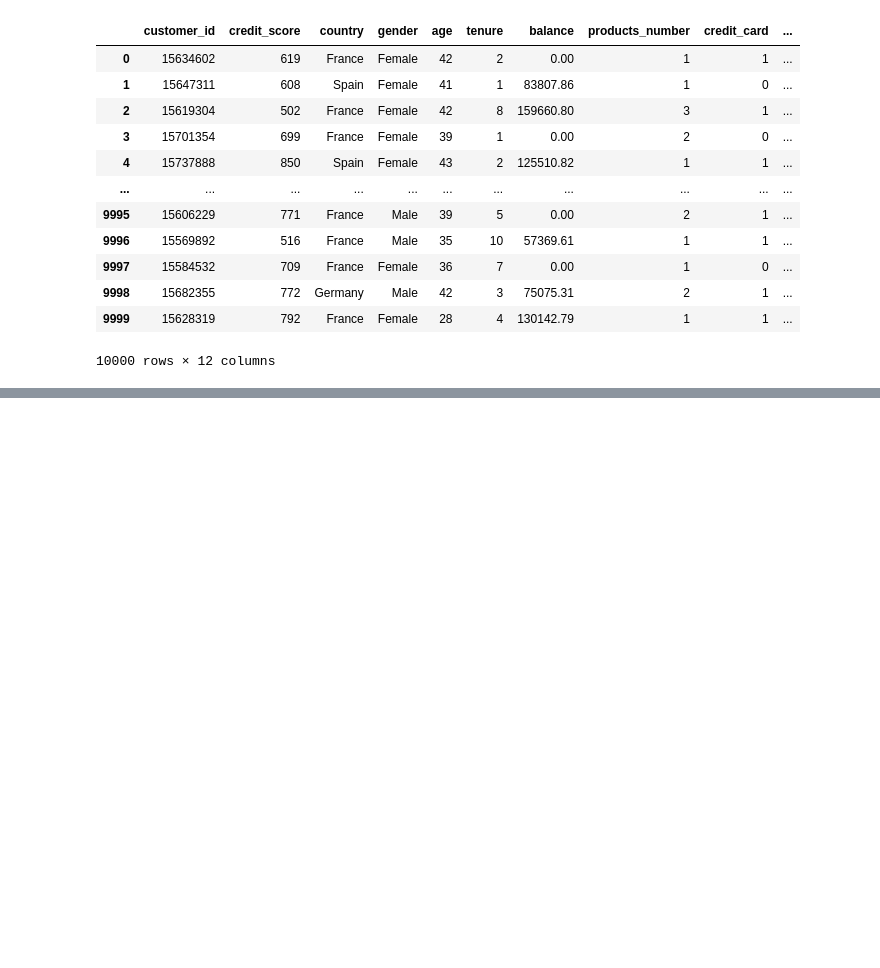
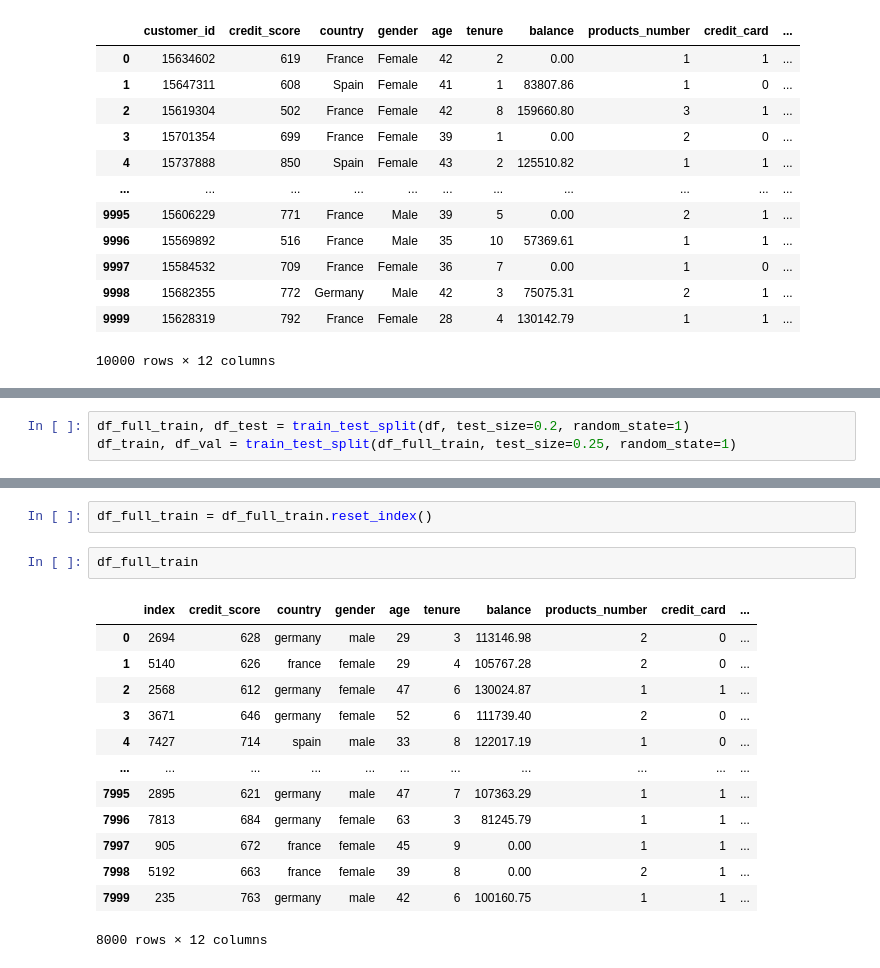
Before and after one commit to ElCabris/machine-learning-solutions, a Jupyter notebook: Bank-Customer-Churn-Dataset/solution.ipynb, the cells around one changed output, grey strips where cells are left out. Saved outputs shown, nothing was run; the diff lists cells and outputs as text; blank space fills up the shorter version.

```diff
--- a/Bank-Customer-Churn-Dataset/solution.ipynb
+++ b/Bank-Customer-Churn-Dataset/solution.ipynb
@@ -20,0 +64,3 @@ df
+# %%
+df_full_train, df_test = train_test_split(df, test_size=0.2, random_state=1)
+df_train, df_val = train_test_split(df_full_train, test_size=0.25, random_state=1)
@@ -20,0 +99,18 @@ df
+# %%
+df_full_train = df_full_train.reset_index()
+# %%
+df_full_train
+# %% [output]
+|  | index | credit_score | country | gender | age | tenure | balance | products_number | credit_card | ... |
+| 0 | 2694 | 628 | germany | male | 29 | 3 | 113146.98 | 2 | 0 | ... |
+| 1 | 5140 | 626 | france | female | 29 | 4 | 105767.28 | 2 | 0 | ... |
+| 2 | 2568 | 612 | germany | female | 47 | 6 | 130024.87 | 1 | 1 | ... |
+| 3 | 3671 | 646 | germany | female | 52 | 6 | 111739.40 | 2 | 0 | ... |
+| 4 | 7427 | 714 | spain | male | 33 | 8 | 122017.19 | 1 | 0 | ... |
+| ... | ... | ... | ... | ... | ... | ... | ... | ... | ... | ... |
+| 7995 | 2895 | 621 | germany | male | 47 | 7 | 107363.29 | 1 | 1 | ... |
+| 7996 | 7813 | 684 | germany | female | 63 | 3 | 81245.79 | 1 | 1 | ... |
+| 7997 | 905 | 672 | france | female | 45 | 9 | 0.00 | 1 | 1 | ... |
+| 7998 | 5192 | 663 | france | female | 39 | 8 | 0.00 | 2 | 1 | ... |
+| 7999 | 235 | 763 | germany | male | 42 | 6 | 100160.75 | 1 | 1 | ... |
+8000 rows × 12 columns
```
Also changed, not shown: parts of 25 cells of this notebook.
